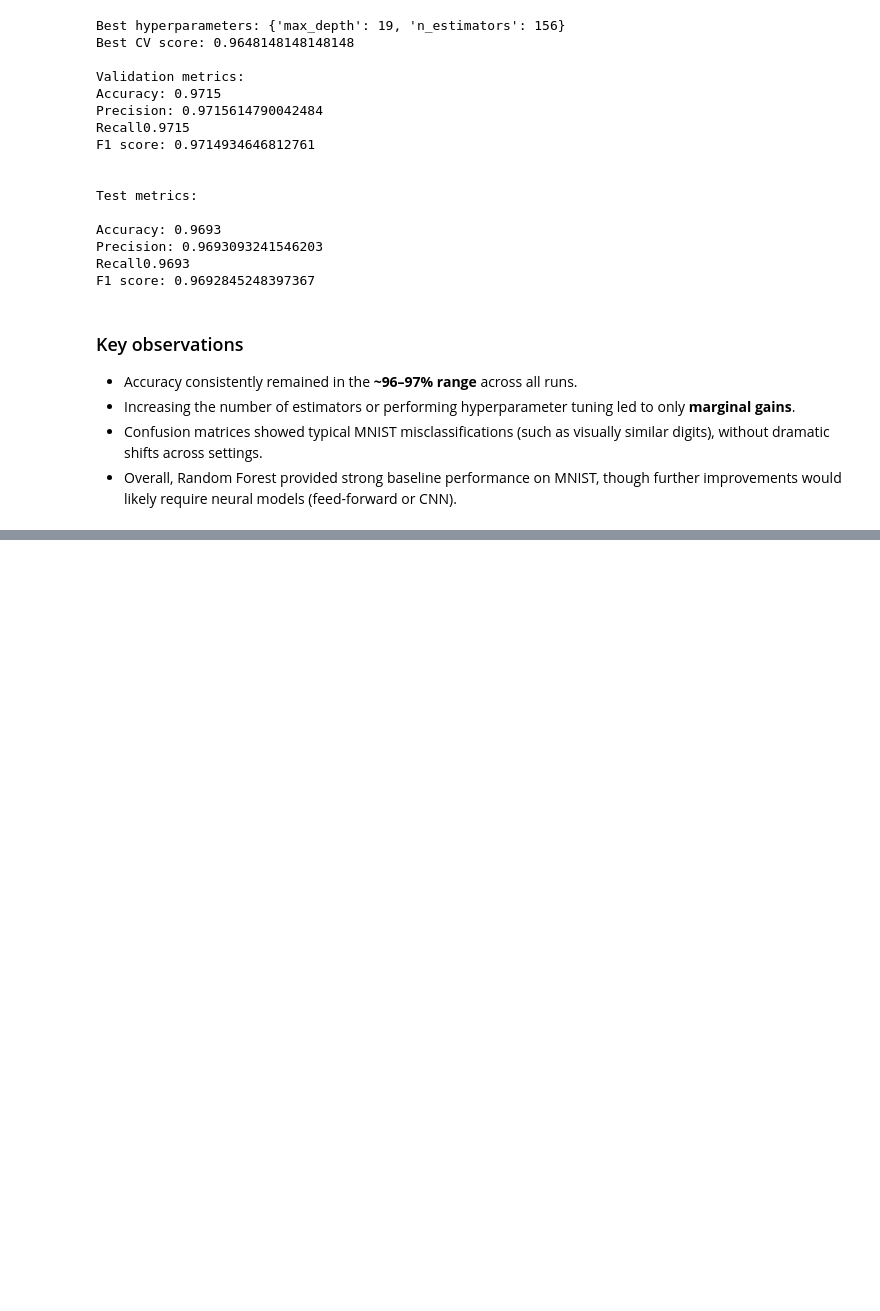
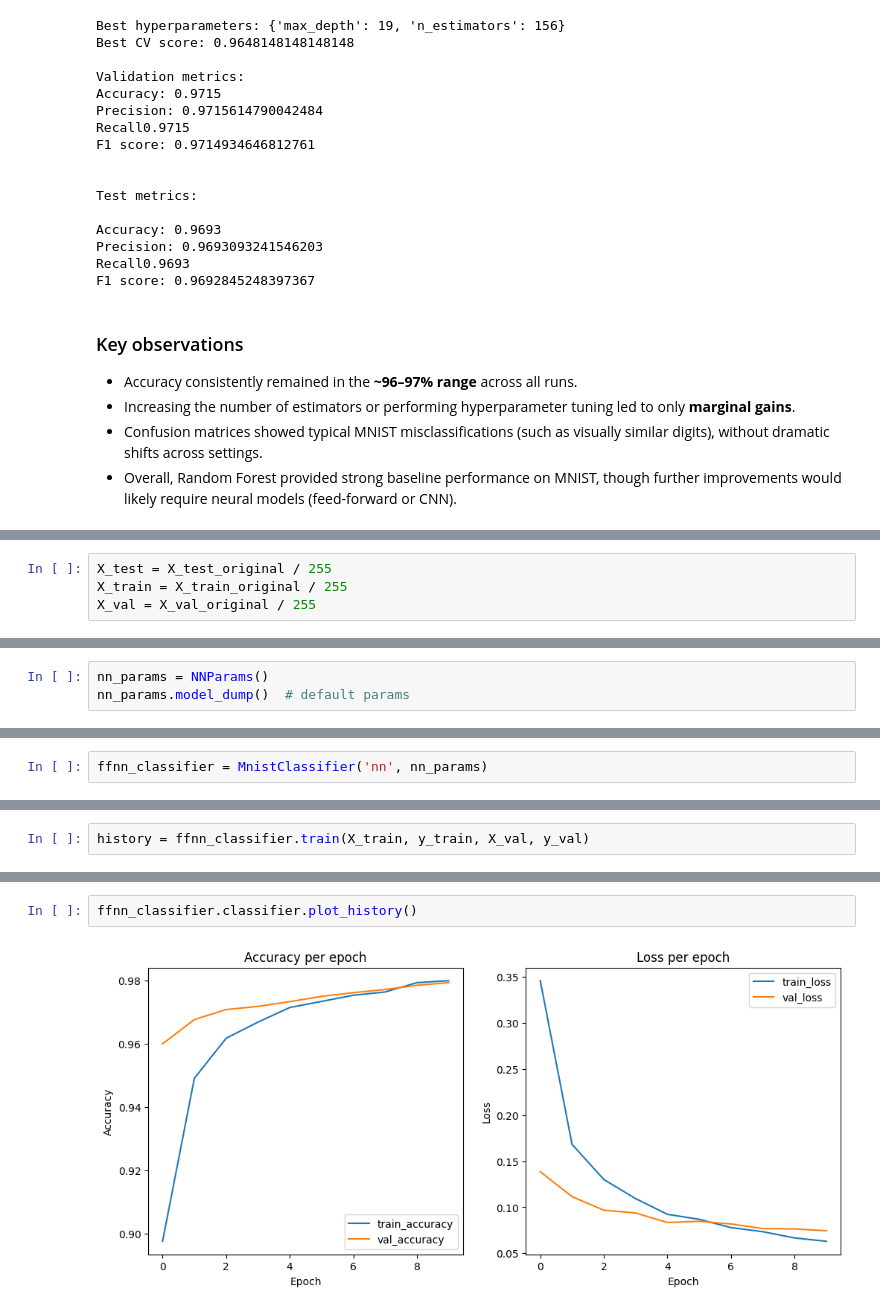
Before and after one commit to nastyapetrunia/data-science-internship-test-tasks, a Jupyter notebook: task1_mnist_image_classification/demo_task1.ipynb, the cells around one changed output, grey strips where cells are left out. Saved outputs shown, nothing was run; the diff lists cells and outputs as text; blank space fills up the shorter version.

```diff
--- a/task1_mnist_image_classification/demo_task1.ipynb
+++ b/task1_mnist_image_classification/demo_task1.ipynb
@@ -247,0 +251,4 @@ F1 score: 0.9692845248397367
+# %%
+X_test = X_test_original / 255
+X_train = X_train_original / 255
+X_val = X_val_original / 255
@@ -247,0 +265,3 @@ F1 score: 0.9692845248397367
+# %%
+nn_params = NNParams()
+nn_params.model_dump()  # default params
@@ -247,0 +275,2 @@ F1 score: 0.9692845248397367
+# %%
+ffnn_classifier = MnistClassifier('nn', nn_params)
@@ -247,0 +299,2 @@ F1 score: 0.9692845248397367
+# %%
+history = ffnn_classifier.train(X_train, y_train, X_val, y_val)
@@ -247,0 +322,4 @@ F1 score: 0.9692845248397367
+# %%
+ffnn_classifier.classifier.plot_history()
+# %% [output]
+[figure, added]
```
Also changed, not shown: parts of 26 cells of this notebook, 4 other files.
